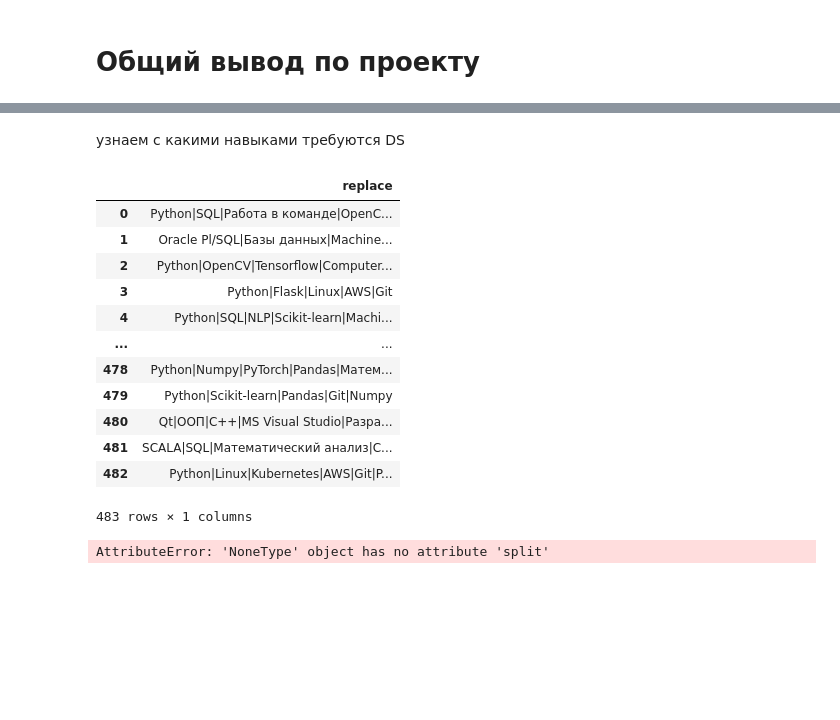
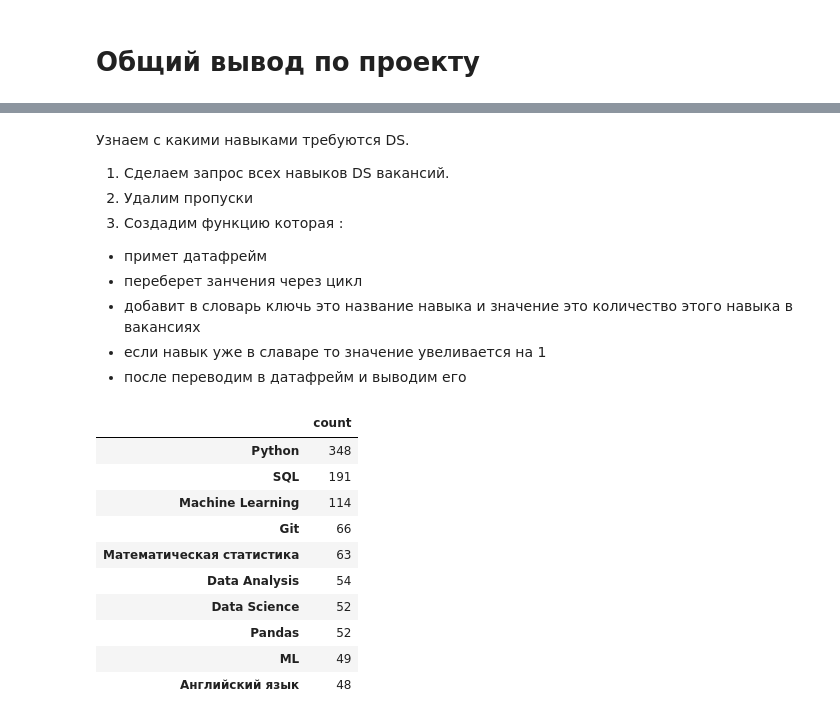
Before and after one commit to stas-as/Konspect, a Jupyter notebook: project_2_SQL/Project_2_Ноутбук_шаблон.ipynb, the cells around one changed output, grey strips where cells are left out. Drawn from its saved outputs; the diff is of its cells as text; code cells hidden in the pictures; blank space fills up the shorter version.

```diff
--- a/project_2_SQL/Project_2_Ноутбук_шаблон.ipynb
+++ b/project_2_SQL/Project_2_Ноутбук_шаблон.ipynb
@@ -610,5 +617,13 @@ df
 # %% [markdown]
-узнаем с какими навыками требуются DS
+Узнаем с какими навыками требуются DS.
+1. Сделаем запрос всех навыков DS вакансий.
+2. Удалим пропуски
+3. Создадим функцию которая :
+- примет датафрейм
+- переберет занчения через цикл
+- добавит в словарь ключь это название навыка и значение это количество этого навыка в вакансиях
+- если навык уже в славаре то значение увеливается на 1
+- после переводим в датафрейм и выводим его
 # %%
 query_o = f'''select
             replace(key_skills, CHR(9), '|')
@@ -622,38 +637,36 @@ query_o = f'''select
             and name like '%ML%'
 '''
 # %%
-df = pd.read_sql_query(query_o, connection)
-df
+df1 = pd.read_sql_query(query_o, connection)
+df1 = df1.dropna(thresh=1, axis=0) # удаляем пропуски
+def dan(args):
+    dicter = dict()                       # создаем пустой словарь
+    lines = df1.shape[0]                  # вычесляем длину датафрейма
+    for i in range(0,lines):              # запускаем цикл
+        arg = args.iloc[i][0]             # берем строку с навыками из DF
+        result =  arg.split('|')          # преобразуем его в список навыков
+        for j in result:                  # перебераем список
+            if j in dicter.keys():        # если навык уже в словаре то увеличиваем значение на 1
+                dicter[j] = dicter[j] + 1
+            else:                         # если не то вносим его в словарь со значением 1
+                dicter.update({j:1})
+    value = pd.Series(dicter, name = 'count')
+    value = pd.DataFrame(value)           # преобразуем в DF
+    return value
+
+
+a = dan(df1)
+a = a.sort_values(by='count',ascending=False) # сортируем и выводим топ 10 навыков
+a.head(10)
 # %% [output]
-|  | replace |
-| 0 | Python|SQL|Работа в команде|OpenC... |
-| 1 | Oracle Pl/SQL|Базы данных|Machine... |
-| 2 | Python|OpenCV|Tensorflow|Computer... |
-| 3 | Python|Flask|Linux|AWS|Git |
-| 4 | Python|SQL|NLP|Scikit-learn|Machi... |
-| ... | ... |
-| 478 | Python|Numpy|PyTorch|Pandas|Матем... |
-| 479 | Python|Scikit-learn|Pandas|Git|Numpy |
-| 480 | Qt|ООП|C++|MS Visual Studio|Разра... |
-| 481 | SCALA|SQL|Математический анализ|С... |
-| 482 | Python|Linux|Kubernetes|AWS|Git|P... |
+|  | count |
+| Python | 348 |
+| SQL | 191 |
+| Machine Learning | 114 |
+| Git | 66 |
+| Математическая статистика | 63 |
+| Data Analysis | 54 |
+| Data Science | 52 |
+| Pandas | 52 |
+| ML | 49 |
+| Английский язык | 48 |
-483 rows × 1 columns
-# %%
-def dan(args):
-    dicter = dict()
-    lines = df.shape[0]
-    for i in range(0,lines):
-        arg = args.iloc[i][0]
-        result =  arg.split('|')
-        for j in result:
-            if j in dicter.keys():
-                dicter[j] = dicter[j] + 1
-            else:
-                dicter.update({j:1})
-    value = pd.Series(dicter, name = 'count')
-
-
-
-dan(df)
-# %% [output]
-AttributeError: 'NoneType' object has no attribute 'split'
```
Also changed, not shown: parts of 6 cells of this notebook.
